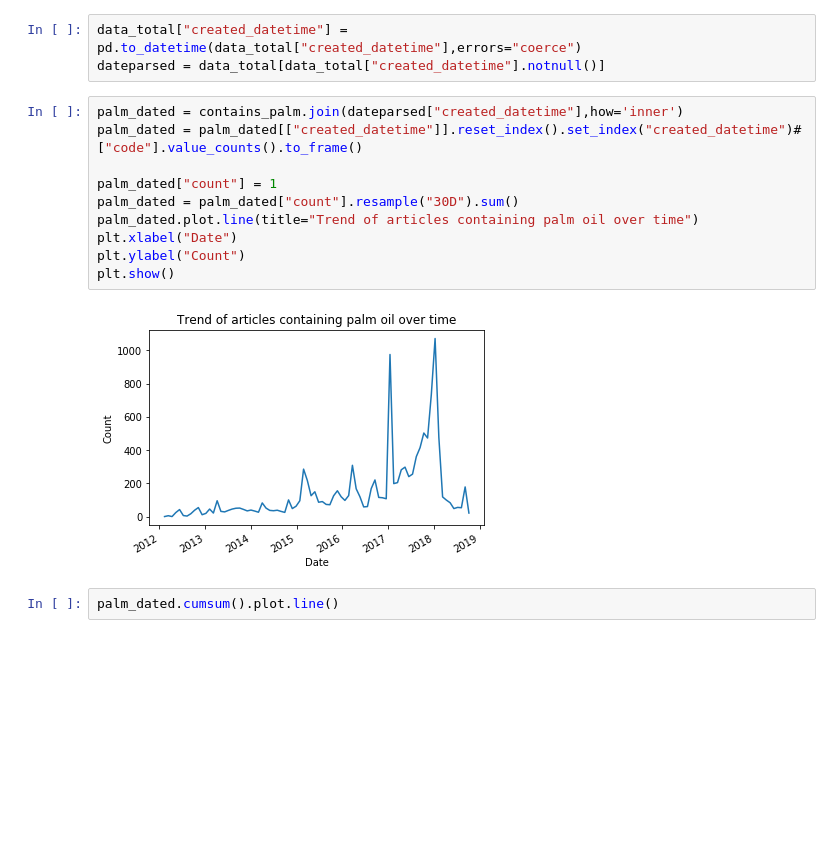
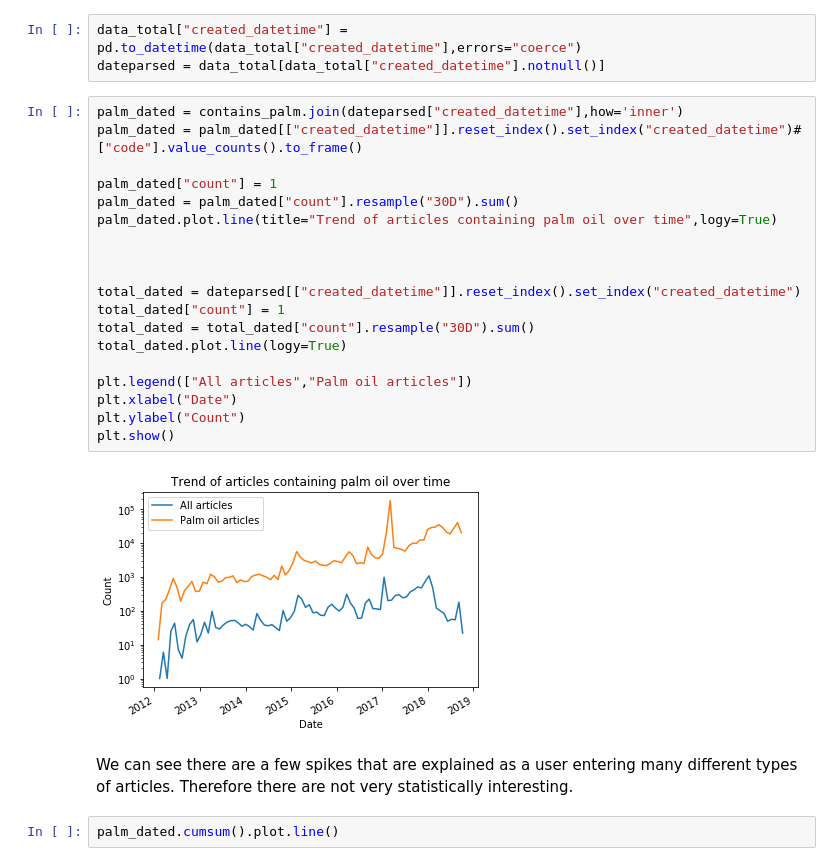
Before and after one commit to lanzrein/ada_project, a Jupyter notebook: PalmOil.ipynb, the cells around one changed output. Saved outputs shown, nothing was run; the diff lists cells and outputs as text; blank space fills up the shorter version.

```diff
--- a/PalmOil.ipynb
+++ b/PalmOil.ipynb
@@ -194,15 +210,26 @@ dateparsed = data_total[data_total["created_datetime"].notnull()]
 # %%
 palm_dated = contains_palm.join(dateparsed["created_datetime"],how='inner')
 palm_dated = palm_dated[["created_datetime"]].reset_index().set_index("created_datetime")#["code"].value_counts().to_frame()
 
 palm_dated["count"] = 1
 palm_dated = palm_dated["count"].resample("30D").sum()
-palm_dated.plot.line(title="Trend of articles containing palm oil over time")
+palm_dated.plot.line(title="Trend of articles containing palm oil over time",logy=True)
+
+
+
+total_dated = dateparsed[["created_datetime"]].reset_index().set_index("created_datetime")
+total_dated["count"] = 1
+total_dated = total_dated["count"].resample("30D").sum()
+total_dated.plot.line(logy=True)
+
+plt.legend(["All articles","Palm oil articles"])
 plt.xlabel("Date")
 plt.ylabel("Count")
 plt.show()
 # %% [output]
-[figure, old version]
+[figure, new version]
+# %% [markdown]
+<p> We can see there are a few spikes that are explained as a user entering many different types of articles. Therefore there are not very statistically interesting. </p>
 # %%
 palm_dated.cumsum().plot.line()
 # %% [output]
```
Also changed, not shown: parts of 14 cells of this notebook, 2 other files.
